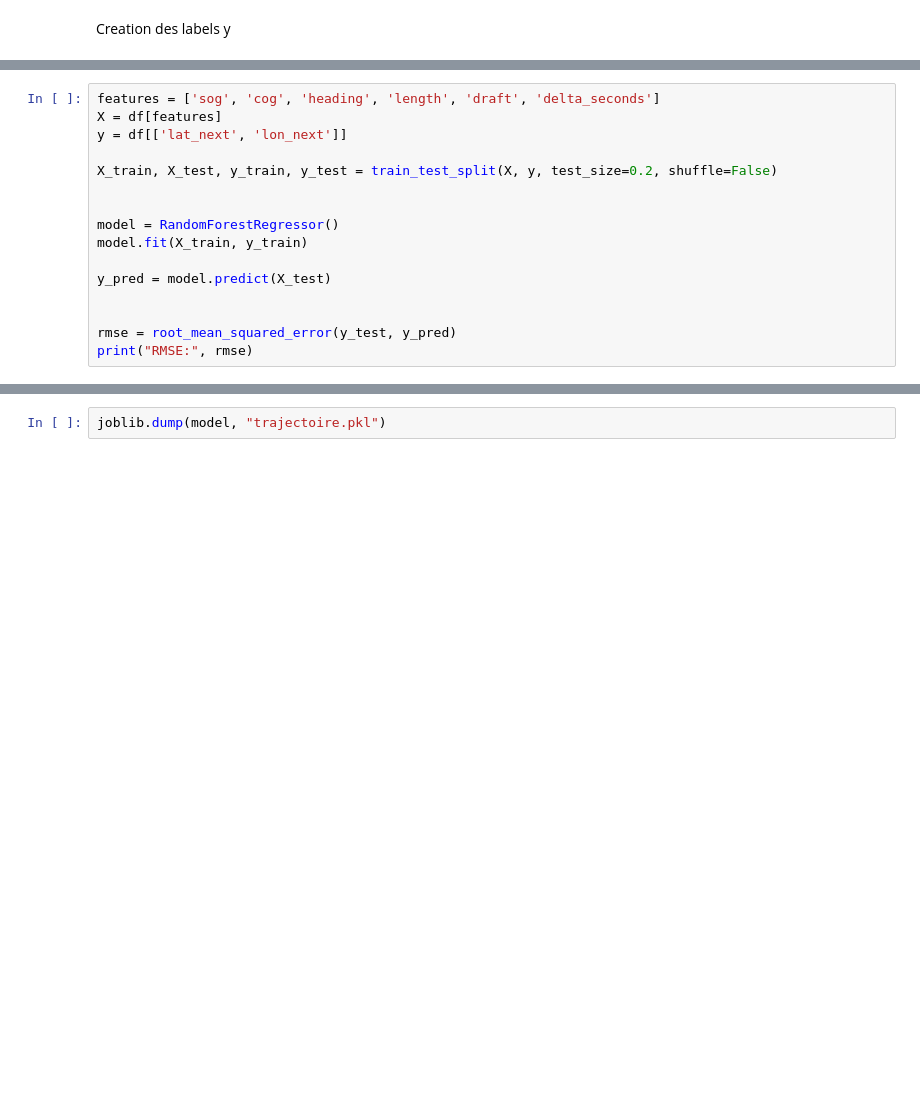
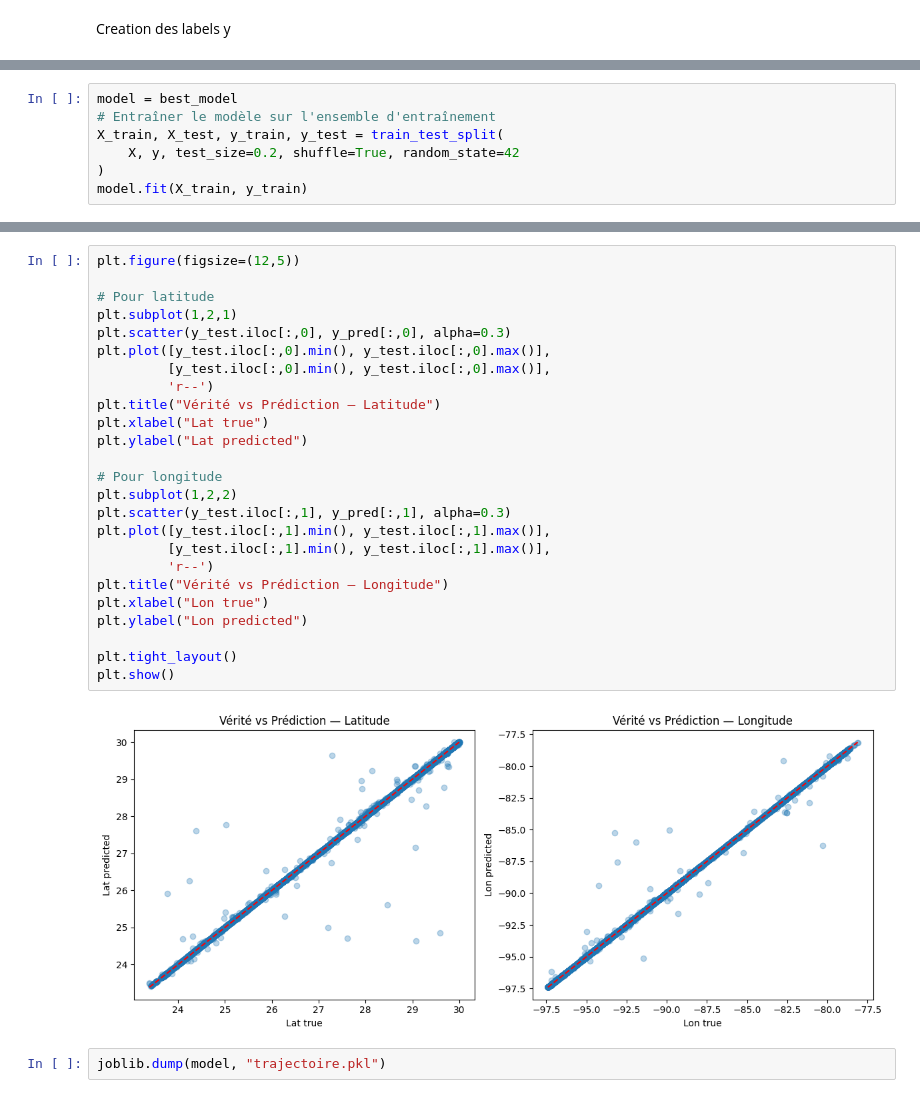
Before and after one commit to LERIOM/Projet_A3IA, a Jupyter notebook: Besoin_Client_3/trajectoire.ipynb, the cells around one changed output, grey strips where cells are left out. Saved outputs shown, nothing was run; the diff lists cells and outputs as text; blank space fills up the shorter version.

```diff
--- a/Besoin_Client_3/trajectoire.ipynb
+++ b/Besoin_Client_3/trajectoire.ipynb
@@ -35,17 +128,8 @@ df = df.dropna(subset=['lat_next', 'lon_next'])
 # %%
-features = ['sog', 'cog', 'heading', 'length', 'draft', 'delta_seconds']
-X = df[features]
-y = df[['lat_next', 'lon_next']]
-
-X_train, X_test, y_train, y_test = train_test_split(X, y, test_size=0.2, shuffle=False)
-
-
-model = RandomForestRegressor()
+model = best_model
+# Entraîner le modèle sur l'ensemble d'entraînement
+X_train, X_test, y_train, y_test = train_test_split(
+    X, y, test_size=0.2, shuffle=True, random_state=42
+)
 model.fit(X_train, y_train)
-
-y_pred = model.predict(X_test)
-
-
-rmse = root_mean_squared_error(y_test, y_pred)
-print("RMSE:", rmse)
 # %% [output]
@@ -53,3 +153,30 @@ RMSE: 3.382615147923357
+# %%
+plt.figure(figsize=(12,5))
+
+# Pour latitude
+plt.subplot(1,2,1)
+plt.scatter(y_test.iloc[:,0], y_pred[:,0], alpha=0.3)
+plt.plot([y_test.iloc[:,0].min(), y_test.iloc[:,0].max()],
+         [y_test.iloc[:,0].min(), y_test.iloc[:,0].max()],
+         'r--')
+plt.title("Vérité vs Prédiction — Latitude")
+plt.xlabel("Lat true")
+plt.ylabel("Lat predicted")
+
+# Pour longitude
+plt.subplot(1,2,2)
+plt.scatter(y_test.iloc[:,1], y_pred[:,1], alpha=0.3)
+plt.plot([y_test.iloc[:,1].min(), y_test.iloc[:,1].max()],
+         [y_test.iloc[:,1].min(), y_test.iloc[:,1].max()],
+         'r--')
+plt.title("Vérité vs Prédiction — Longitude")
+plt.xlabel("Lon true")
+plt.ylabel("Lon predicted")
+
+plt.tight_layout()
+plt.show()
+# %% [output]
+[figure, added]
 # %%
 joblib.dump(model, "trajectoire.pkl")
 # %% [output]
```
Also changed, not shown: parts of 10 cells of this notebook, 4 other files.
